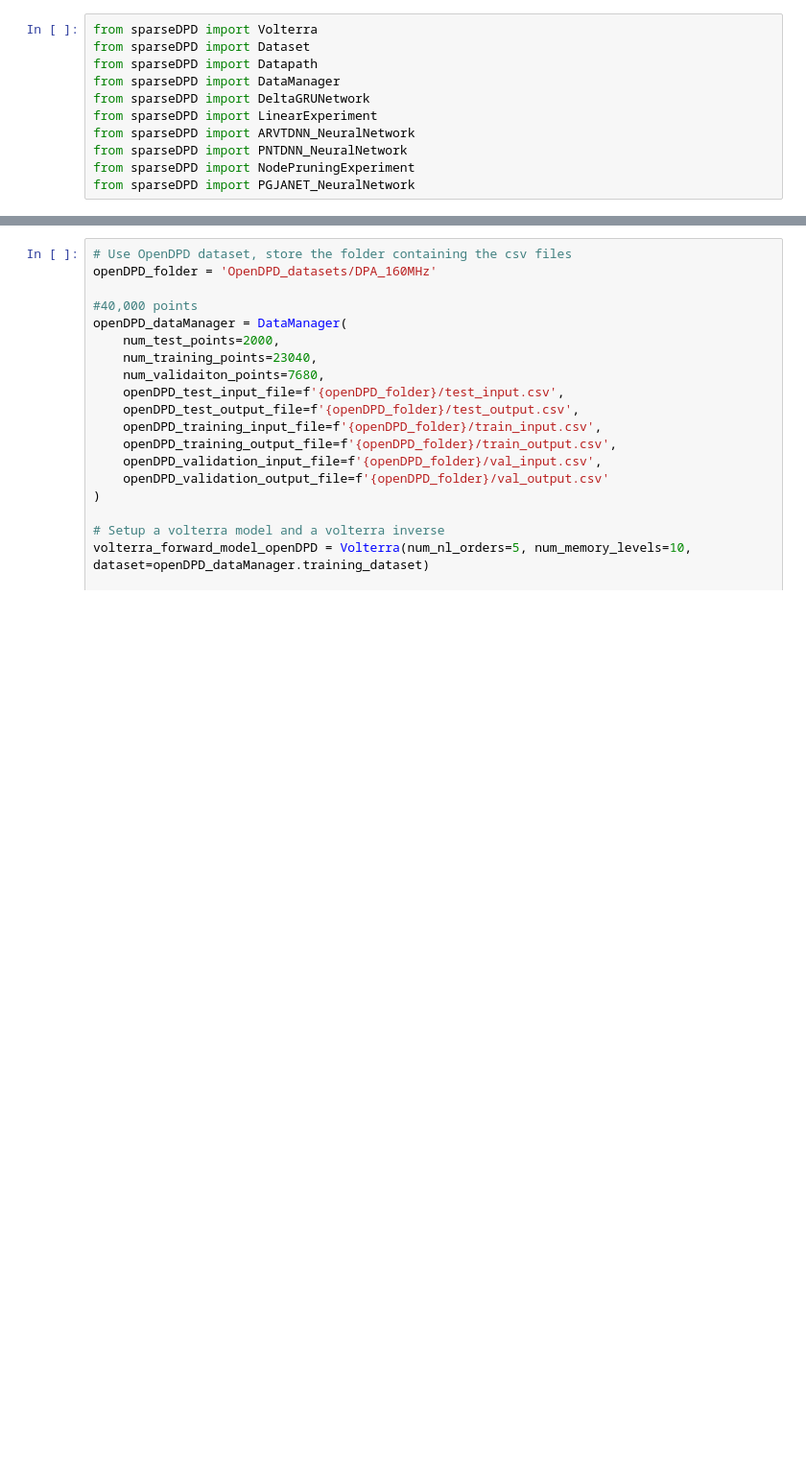
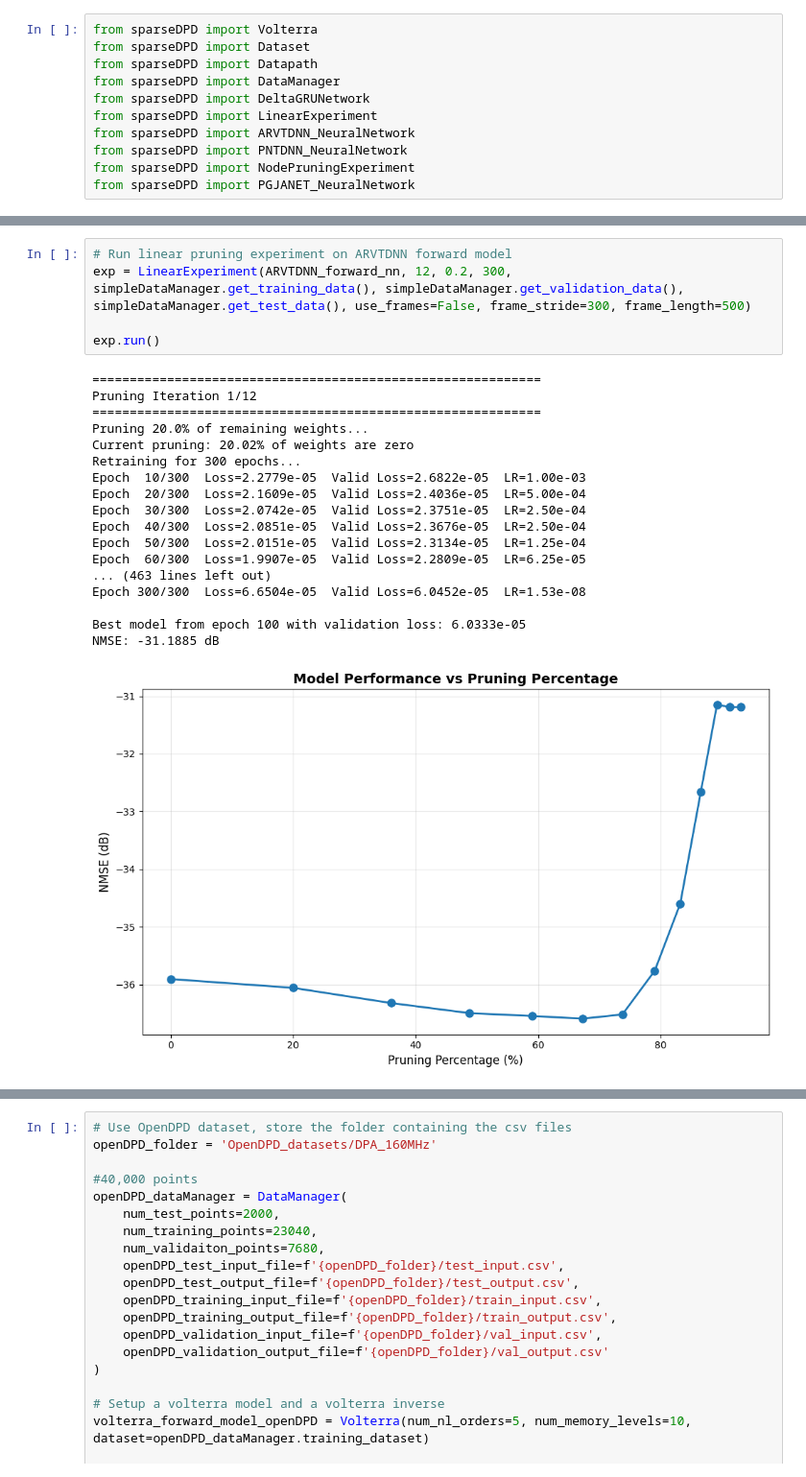
Before and after one commit to aquigney/sparseDPD, a Jupyter notebook: refactored_notebook.ipynb, the cells around one changed output, grey strips where cells are left out. Shown at 96% size. Cells and saved outputs as stored; diff of their text form; blank space fills up the shorter version.

```diff
--- a/refactored_notebook.ipynb
+++ b/refactored_notebook.ipynb
@@ -159,0 +267,24 @@ print(f"Forward NN has {ARVTDNN_forward_nn.get_num_params()} parameters")
+# %%
+# Run linear pruning experiment on ARVTDNN forward model
+exp = LinearExperiment(ARVTDNN_forward_nn, 12, 0.2, 300, simpleDataManager.get_training_data(), simpleDataManager.get_validation_data(), simpleDataManager.get_test_data(), use_frames=False, frame_stride=300, frame_length=500)
+
+exp.run()
+# %% [output]
+============================================================
+Pruning Iteration 1/12
+============================================================
+Pruning 20.0% of remaining weights...
+Current pruning: 20.02% of weights are zero
+Retraining for 300 epochs...
+Epoch  10/300  Loss=2.2779e-05  Valid Loss=2.6822e-05  LR=1.00e-03
+Epoch  20/300  Loss=2.1609e-05  Valid Loss=2.4036e-05  LR=5.00e-04
+Epoch  30/300  Loss=2.0742e-05  Valid Loss=2.3751e-05  LR=2.50e-04
+Epoch  40/300  Loss=2.0851e-05  Valid Loss=2.3676e-05  LR=2.50e-04
+Epoch  50/300  Loss=2.0151e-05  Valid Loss=2.3134e-05  LR=1.25e-04
+Epoch  60/300  Loss=1.9907e-05  Valid Loss=2.2809e-05  LR=6.25e-05
+... (463 lines left out)
+Epoch 300/300  Loss=6.6504e-05  Valid Loss=6.0452e-05  LR=1.53e-08
+
+Best model from epoch 100 with validation loss: 6.0333e-05
+NMSE: -31.1885 dB
+[figure, added]
```
Also changed, not shown: parts of 8 cells of this notebook, 6 other files.
